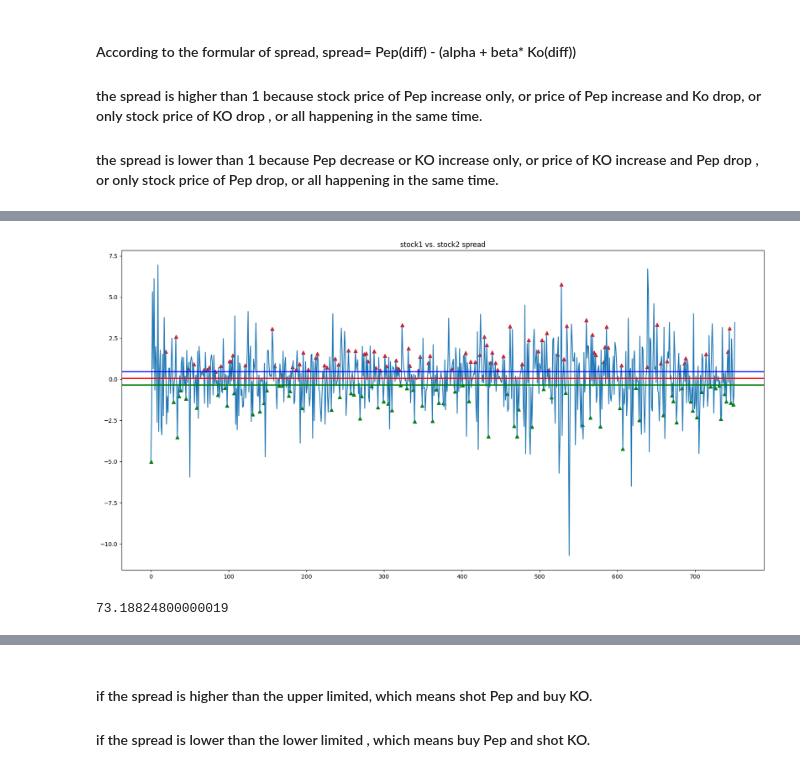
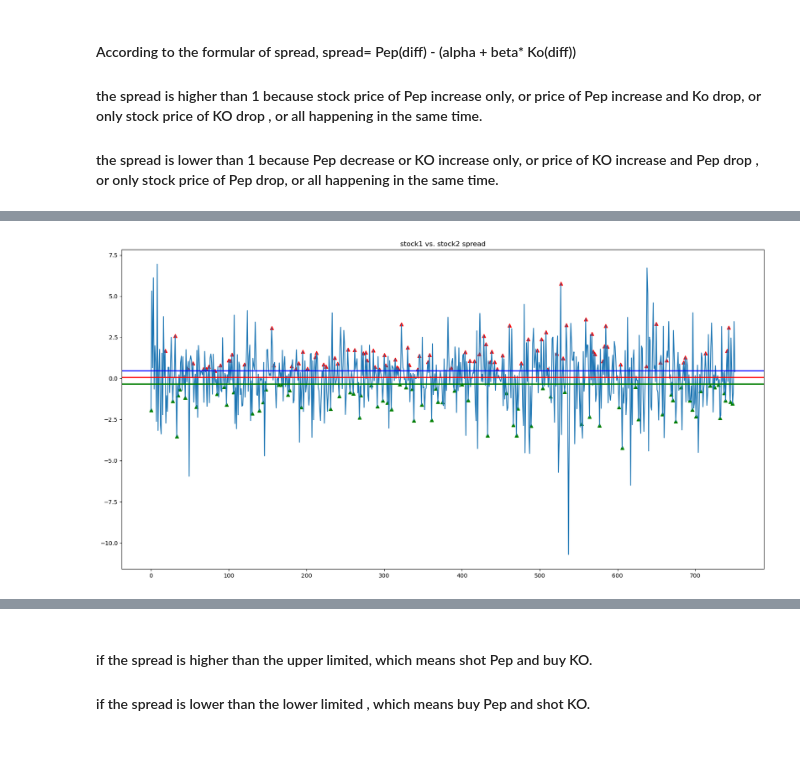
Before and after one commit to yuxiny1/Pairs_trading_Linear_regression, a Jupyter notebook: Pairs_Trading_Linear_regression.ipynb, the cells around one changed output, grey strips where cells are left out. Cells and saved outputs as stored; diff of their text form; code cells hidden in the pictures.

```diff
--- a/Pairs_Trading_Linear_regression.ipynb
+++ b/Pairs_Trading_Linear_regression.ipynb
@@ -660,9 +699,5 @@ print(lastprofit)
 # %%
 second=spread_trade(ko,Pep, 2, 0.5)
+lastprofit=second
 # %% [output]
-[figure, old version]
+[figure, new version]
-# %%
-second = sum(second)
-print(second)
-# %% [output]
-73.18824800000019
```
Also changed, not shown: parts of 46 cells of this notebook, 1 other file.
